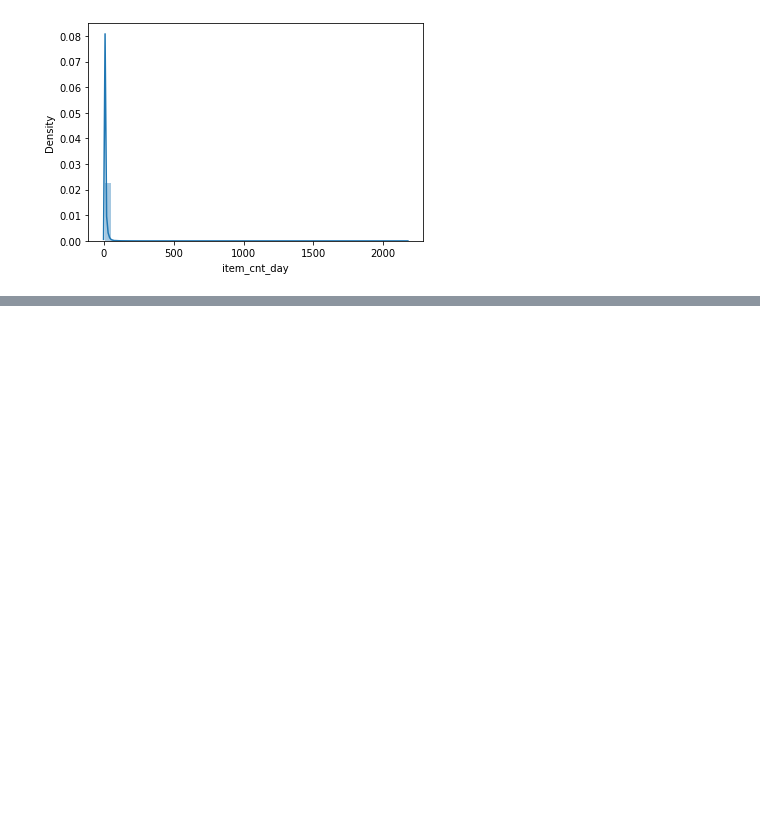
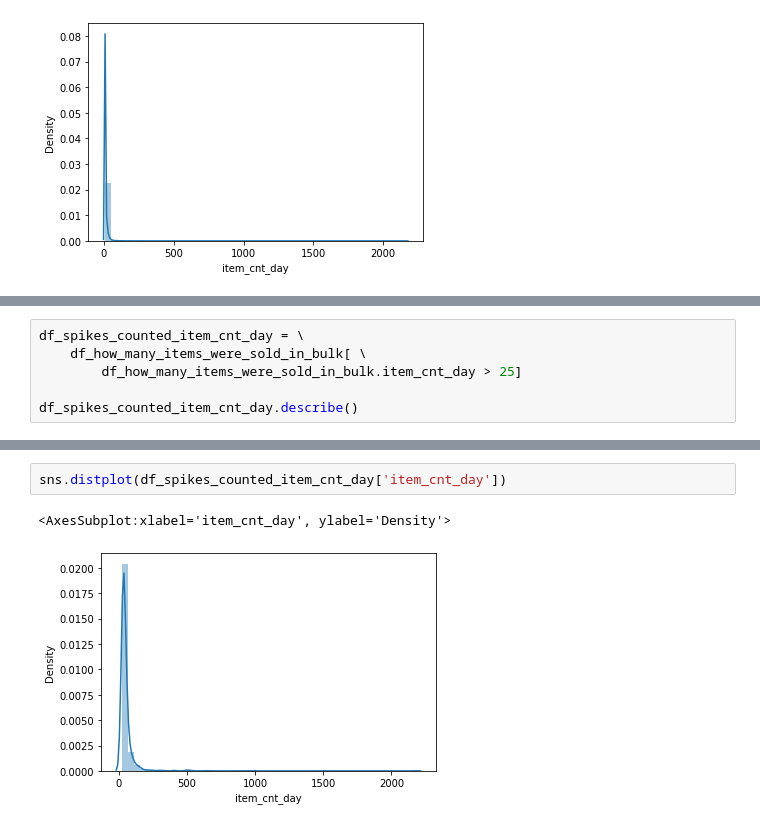
Before and after one commit to cedric-uden/hka-predicting_future_sales, a Jupyter notebook: Predicting Future Sales.ipynb, the cells around one changed output, grey strips where cells are left out. Drawn from its saved outputs; the diff is of its cells as text; blank space fills up the shorter version.

Commit message:
finished the premature overview on the total amount of sold items per purchase.

```diff
--- a/Predicting Future Sales.ipynb
+++ b/Predicting Future Sales.ipynb
@@ -152,0 +157,6 @@ sns.distplot(df_spikes_counted_item_cnt_day['item_cnt_day'])
+# %%
+df_spikes_counted_item_cnt_day = \
+    df_how_many_items_were_sold_in_bulk[ \
+        df_how_many_items_were_sold_in_bulk.item_cnt_day > 25]
+
+df_spikes_counted_item_cnt_day.describe()
@@ -152,0 +173,5 @@ sns.distplot(df_spikes_counted_item_cnt_day['item_cnt_day'])
+# %%
+sns.distplot(df_spikes_counted_item_cnt_day['item_cnt_day'])
+# %% [output]
+<AxesSubplot:xlabel='item_cnt_day', ylabel='Density'>
+[figure, added]
```
Also changed, not shown: parts of 6 cells of this notebook.
